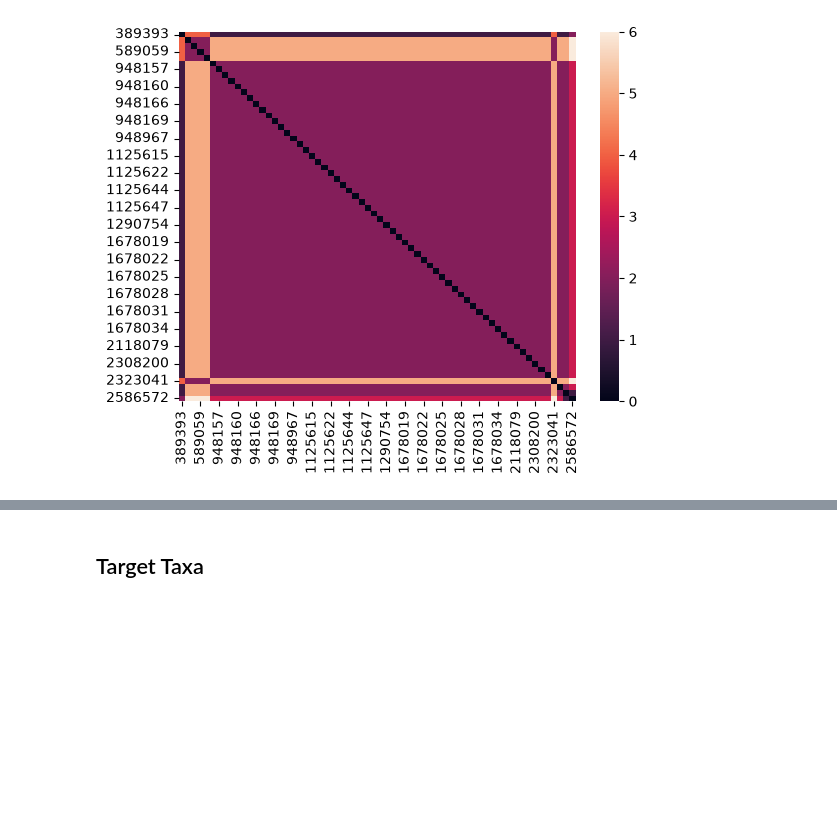
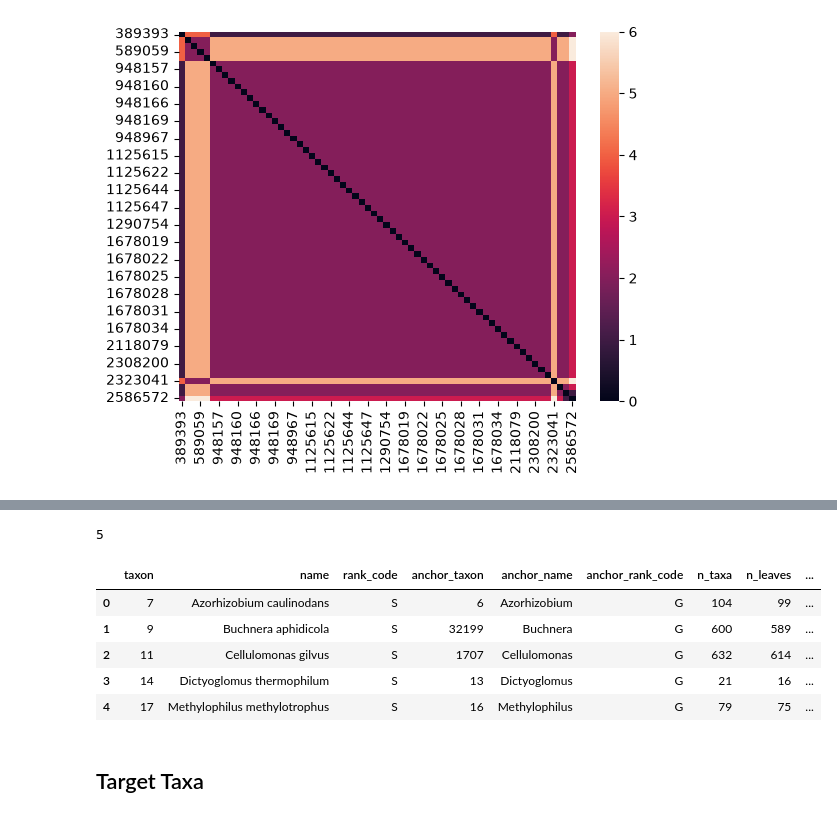
Before and after one commit to SwabSeq/taxutils, a Jupyter notebook: examples/example.ipynb, the cells around one changed output, grey strips where cells are left out. Saved outputs shown, nothing was run; the diff lists cells and outputs as text; code cells hidden in the pictures; blank space fills up the shorter version.

```diff
--- a/examples/example.ipynb
+++ b/examples/example.ipynb
@@ -218,3 +246,16 @@ sns.heatmap(
+# %%
+tu.topology(11320, stat="topology_scale", anchor_rank="F")
+# %% [output]
+5
+# %%
+tu.topology(tu.nodes.loc[tu.nodes["rank_code"] == "S", "taxon"][:5], anchor_rank="G")
+# %% [output]
+|  | taxon | name | rank_code | anchor_taxon | anchor_name | anchor_rank_code | n_taxa | n_leaves | ... |
+| 0 | 7 | Azorhizobium caulinodans | S | 6 | Azorhizobium | G | 104 | 99 | ... |
+| 1 | 9 | Buchnera aphidicola | S | 32199 | Buchnera | G | 600 | 589 | ... |
+| 2 | 11 | Cellulomonas gilvus | S | 1707 | Cellulomonas | G | 632 | 614 | ... |
+| 3 | 14 | Dictyoglomus thermophilum | S | 13 | Dictyoglomus | G | 21 | 16 | ... |
+| 4 | 17 | Methylophilus methylotrophus | S | 16 | Methylophilus | G | 79 | 75 | ... |
 # %% [markdown]
 ## Target Taxa
 # %% [markdown]
```
Also changed, not shown: parts of 5 cells of this notebook, 8 other files.
